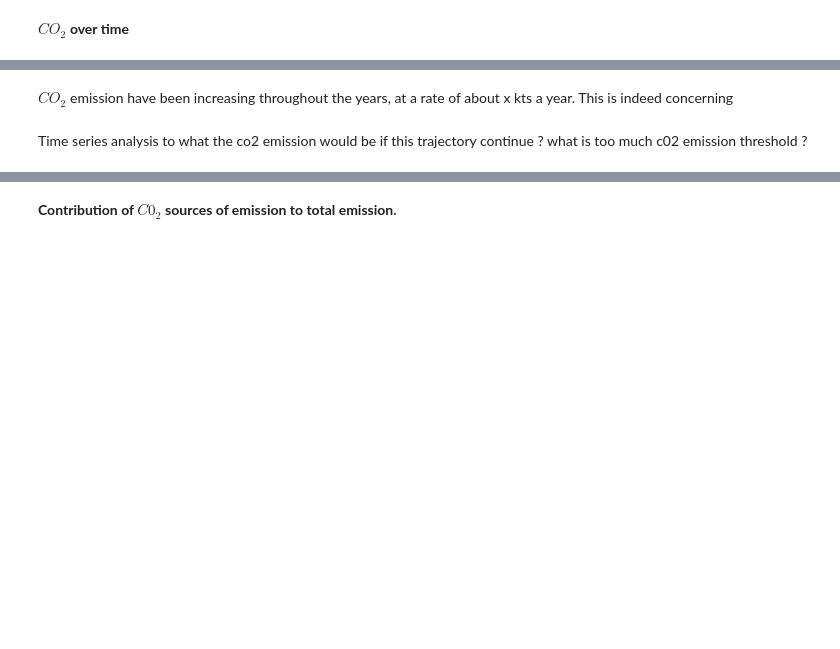
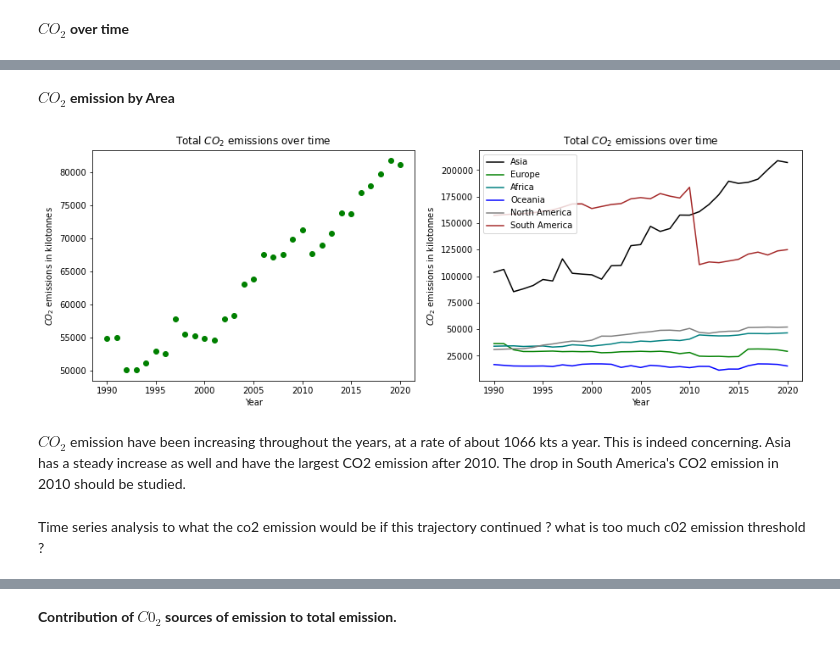
Before and after one commit to VuyiswaK/2401PTDS_Regression_Project, a Jupyter notebook: Project notebook.ipynb, the cells around one changed output, grey strips where cells are left out. Saved outputs shown, nothing was run; the diff lists cells and outputs as text; code cells hidden in the pictures; blank space fills up the shorter version.

```diff
--- a/Project notebook.ipynb
+++ b/Project notebook.ipynb
@@ -231,4 +309,32 @@ plt.show()
+# %% [markdown]
+**$CO_2$ emission by Area**
+# %%
+grouped = df_copy.groupby(['Year']).mean().reset_index()
+grouped_cont = df_copy.groupby(['Continent','Year']).mean().reset_index()
+
+fig , axs = plt.subplots(1, 2, figsize=(15, 5))
+
+axs[0].scatter(grouped.Year, grouped.total_emission, color = 'g')
+axs[0].set_title('Total '+ r'$CO_2$' + ' emissions over time')
+axs[0].set_xlabel('Year')
+axs[0].set_ylabel( r'$CO_2$'+ ' emissions in kilotonnes')
+
+j = 0
+for i in list(df_copy.Continent.unique()):
+    colour = ['black','green','teal','blue', 'gray', 'brown']
+    x = grouped_cont[grouped_cont.Continent == i]
+    axs[1].plot(x.Year, x.total_emission, color = colour[j], label = i)
+    axs[1].set_title('Total '+ r'$CO_2$' + ' emissions over time')
+    axs[1].set_xlabel('Year')
+    axs[1].set_ylabel( r'$CO_2$'+ ' emissions in kilotonnes')
+    j+=1
+axs[1].legend(loc = 'upper left')
+
+
+plt.show()
+# %% [output]
+[figure, added]
 # %% [markdown]
-$CO_2$ emission have been increasing throughout the years, at a rate of about x kts a year. This is indeed concerning
+$CO_2$ emission have been increasing throughout the years, at a rate of about 1066 kts a year. This is indeed concerning. Asia has a steady increase as well and have the largest CO2 emission after 2010. The drop in South America's CO2 emission in 2010 should be studied.
 # %% [markdown]
-Time series analysis to what the co2 emission would be if this trajectory continue ? what is too much c02 emission threshold ?
+Time series analysis to what the co2 emission would be if this trajectory continued ? what is too much c02 emission threshold ?
```
Also changed, not shown: parts of 38 cells of this notebook, 1 other file.
